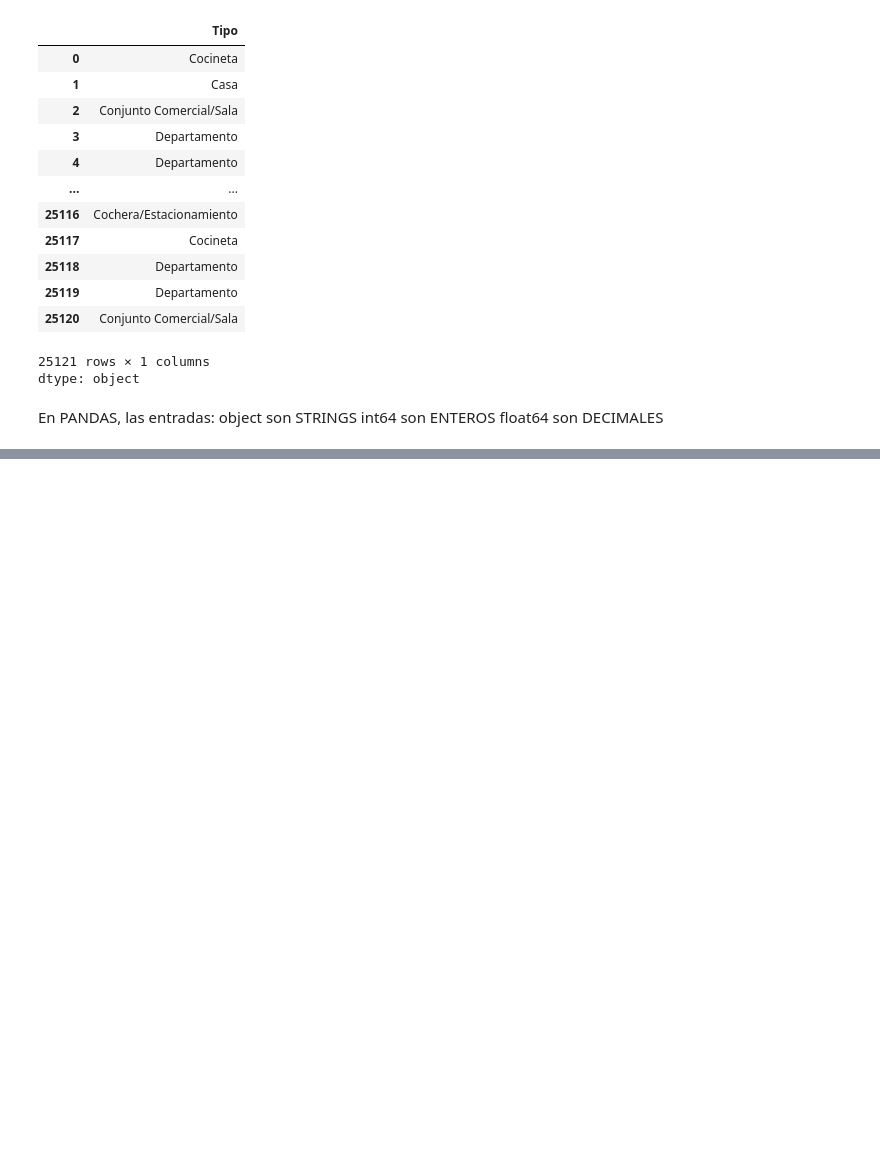
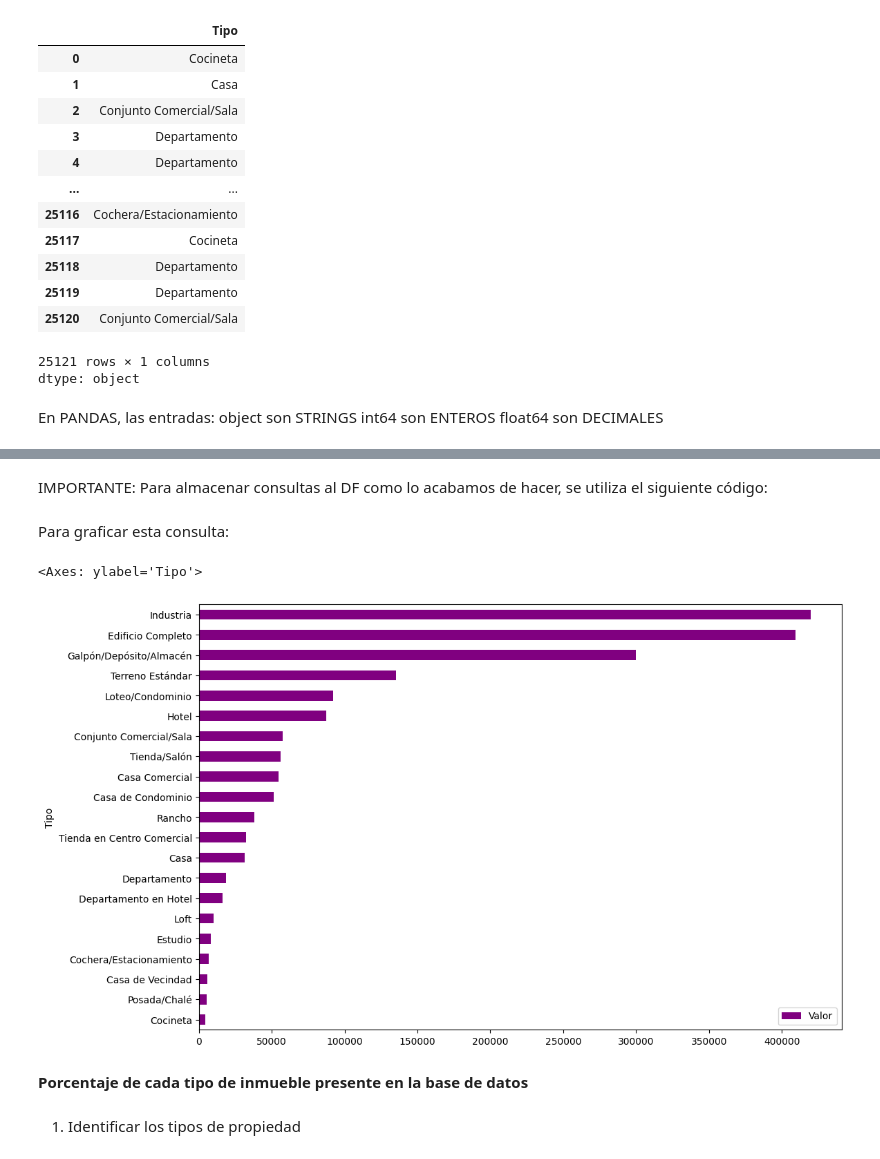
Before and after one commit to mauloredo/Conociendo-PANDAS, a Jupyter notebook: inmuebles_cdmx.ipynb, the cells around one changed output, grey strips where cells are left out. Drawn from its saved outputs; the diff is of its cells as text; code cells hidden in the pictures; blank space fills up the shorter version.

Commit message:
Hasta el cálculo de la distribución de tipos de propiedades de acuerdo a la Clasificación Comerciales/No Comerciales

```diff
--- a/inmuebles_cdmx.ipynb
+++ b/inmuebles_cdmx.ipynb
@@ -170,0 +221,15 @@ float64 son DECIMALES
+# %% [markdown]
+IMPORTANTE: Para almacenar consultas al DF como lo acabamos de hacer, se utiliza el siguiente código:
+# %%
+df_Tipo_Valor = datos.groupby("Tipo")[["Valor"]].mean().sort_values("Valor")
+# %% [markdown]
+Para graficar esta consulta:
+# %%
+df_Tipo_Valor.plot(kind="barh", figsize=(12,8), color='purple')
+# %% [output]
+<Axes: ylabel='Tipo'>
+[figure, added]
+# %% [markdown]
+**Porcentaje de cada tipo de inmueble presente en la base de datos**
+# %% [markdown]
+1. Identificar los tipos de propiedad
```
Also changed, not shown: parts of 23 cells of this notebook.
